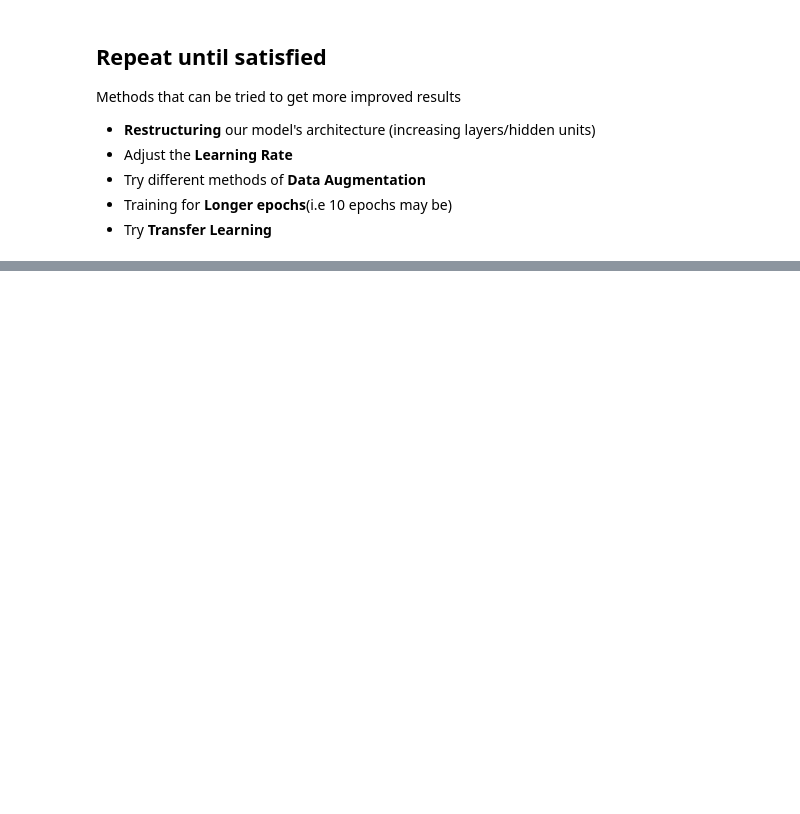
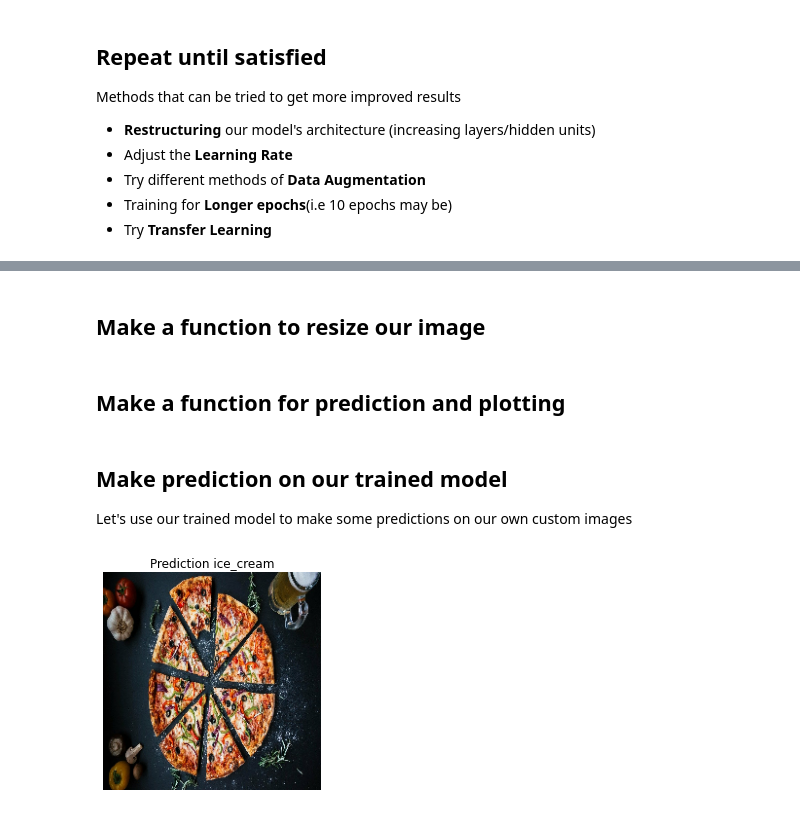
Before and after one commit to Priyo-prog/Deep-Learning-with-Tensorflow, a Jupyter notebook: Computer Vision and Convolutional Neural Network in Tensorflow/Multi_class_CNN.ipynb, the cells around one changed output, grey strips where cells are left out. Drawn from its saved outputs; the diff is of its cells as text; code cells hidden in the pictures; blank space fills up the shorter version.

```diff
--- a/Computer Vision and Convolutional Neural Network in Tensorflow/Multi_class_CNN.ipynb
+++ b/Computer Vision and Convolutional Neural Network in Tensorflow/Multi_class_CNN.ipynb
@@ -378,0 +402,2 @@ Methods that can be tried to get more improved results
+# %% [markdown]
+## Make a function to resize our image
@@ -378,0 +422,40 @@ Methods that can be tried to get more improved results
+# %% [markdown]
+## Make a function for prediction and plotting
+# %%
+import matplotlib.pyplot as plt
+
+# Make it capable to work with multi-class images
+def pred_and_plot(model, filename, class_names=class_names):
+  """
+  Import image located at filename, make a prediction with model
+  and plots the image with the predicted class as the title
+  """
+  # Import the image and preprocess it
+  img = load_and_prep_image(filename)
+
+  # Make the prediction
+  pred = model.predict(tf.expand_dims(img, axis=0))
+
+  # Add a logic for multi-class
+  if len(pred[0]) > 1:
+    pred_class = class_names[tf.argmax(pred[0])]
+  else: # This is for binary-class
+    pred_class = class_names[int(tf.round(pred[0]))]
+
+  # Get the predicted class
+  #pred_class = class_names[int(tf.round(pred))]
+
+  # Plot the image and predicted class
+  plt.imshow(img)
+  plt.title(f"Prediction {pred_class}")
+  plt.axis(False)
+# %% [markdown]
+## Make prediction on our trained model
+
+Let's use our trained model to make some predictions on our own custom images
+# %%
+pred_and_plot(model=model_3,
+              filename='pizza-3007395_960_720.jpg',
+              class_names=class_names)
+# %% [output]
+[figure, added]
```
Also changed, not shown: parts of 15 cells of this notebook.
